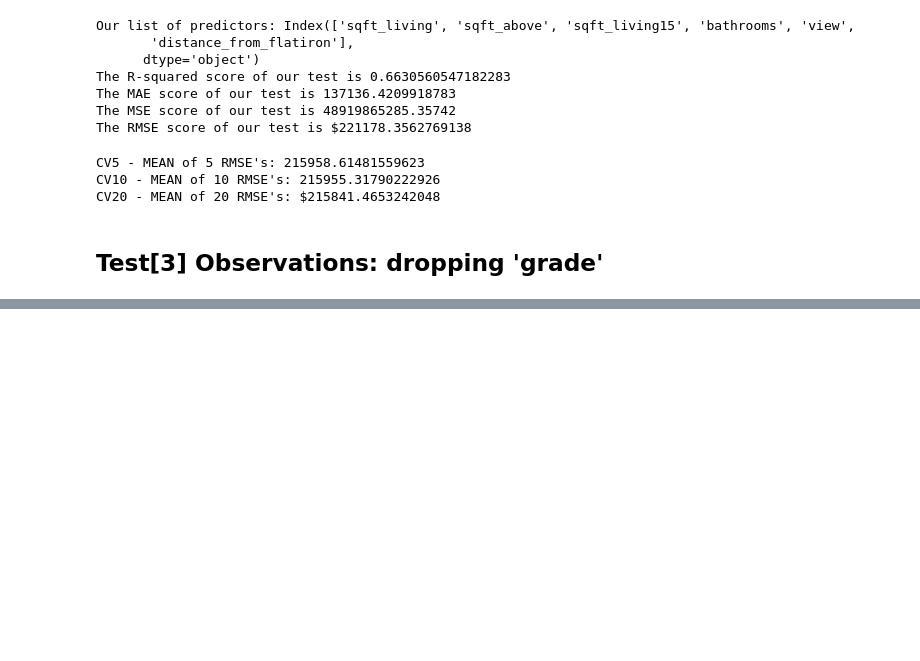
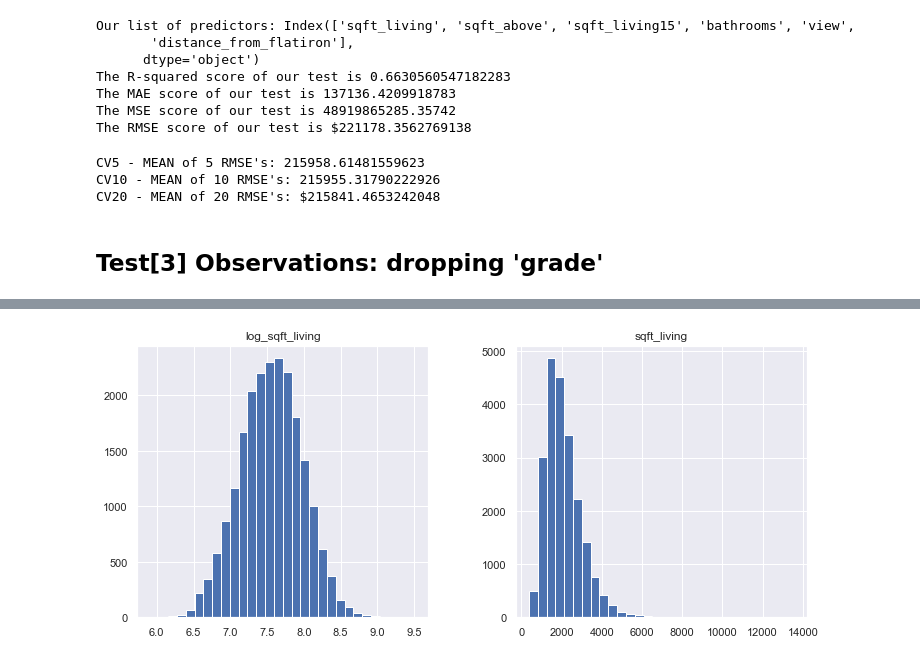
Before and after one commit to A92e/kingcountyWA_home_price_predictor, a Jupyter notebook: model_improvement.ipynb, the cells around one changed output, grey strips where cells are left out. Cells and saved outputs as stored; diff of their text form; code cells hidden in the pictures; blank space fills up the shorter version.

```diff
--- a/model_improvement.ipynb
+++ b/model_improvement.ipynb
@@ -385,0 +531,8 @@ CV20 - MEAN of 20 RMSE's: $215841.4653242048
+# %%
+df['log_sqft_living'] = np.log(df['sqft_living'])
+
+#df[['log_sqft_living', 'grade', 'log_sqft_above', 'sqft_living15', 'bathrooms',
+#    'view','distance_from_flatiron','yr_last_constructed']].hist(figsize=(12,12),bins=30);
+df[['sqft_living', 'log_sqft_living']].hist(figsize=(12,5),bins=30);
+# %% [output]
+[figure, added]
```
Also changed, not shown: parts of 43 cells of this notebook.
